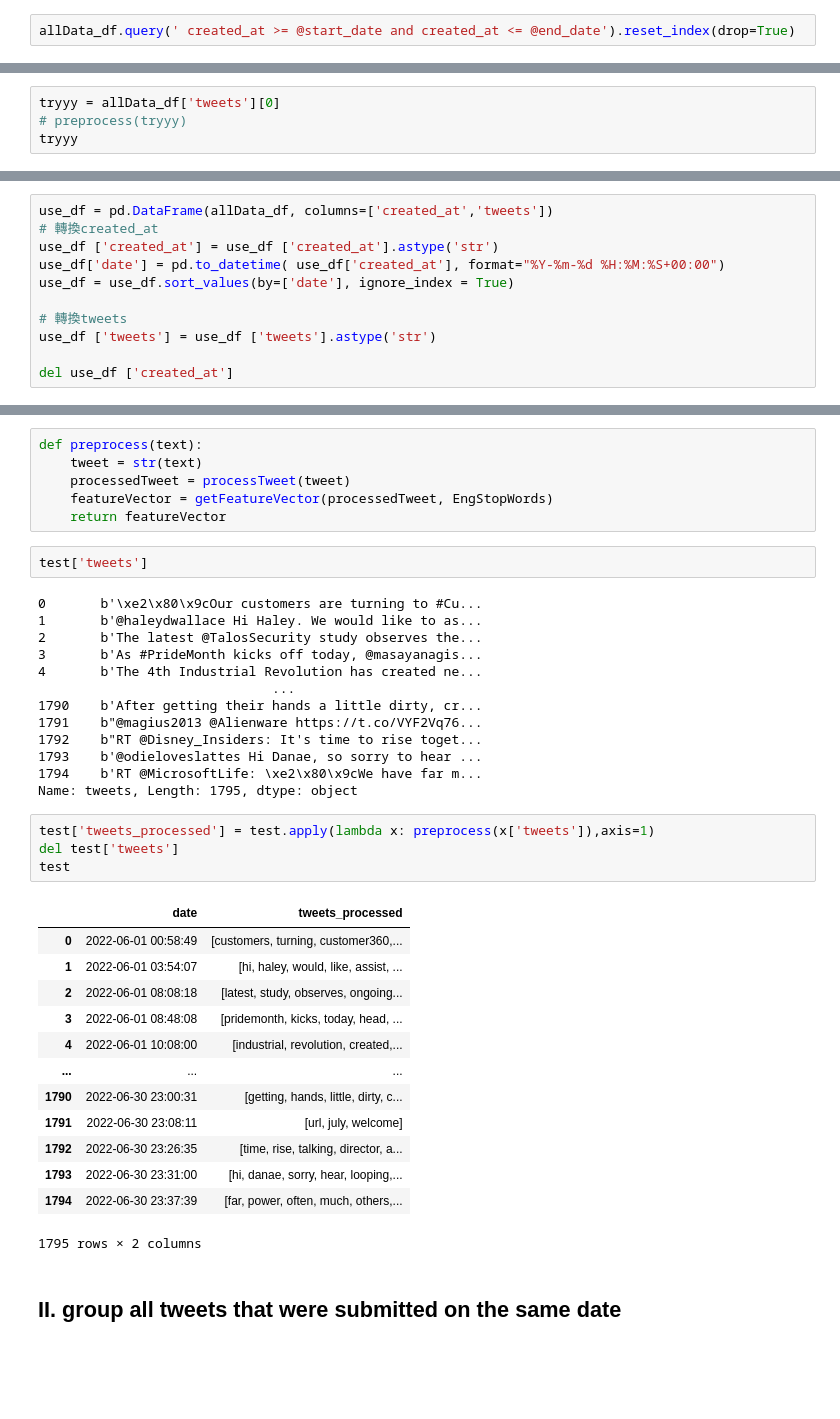
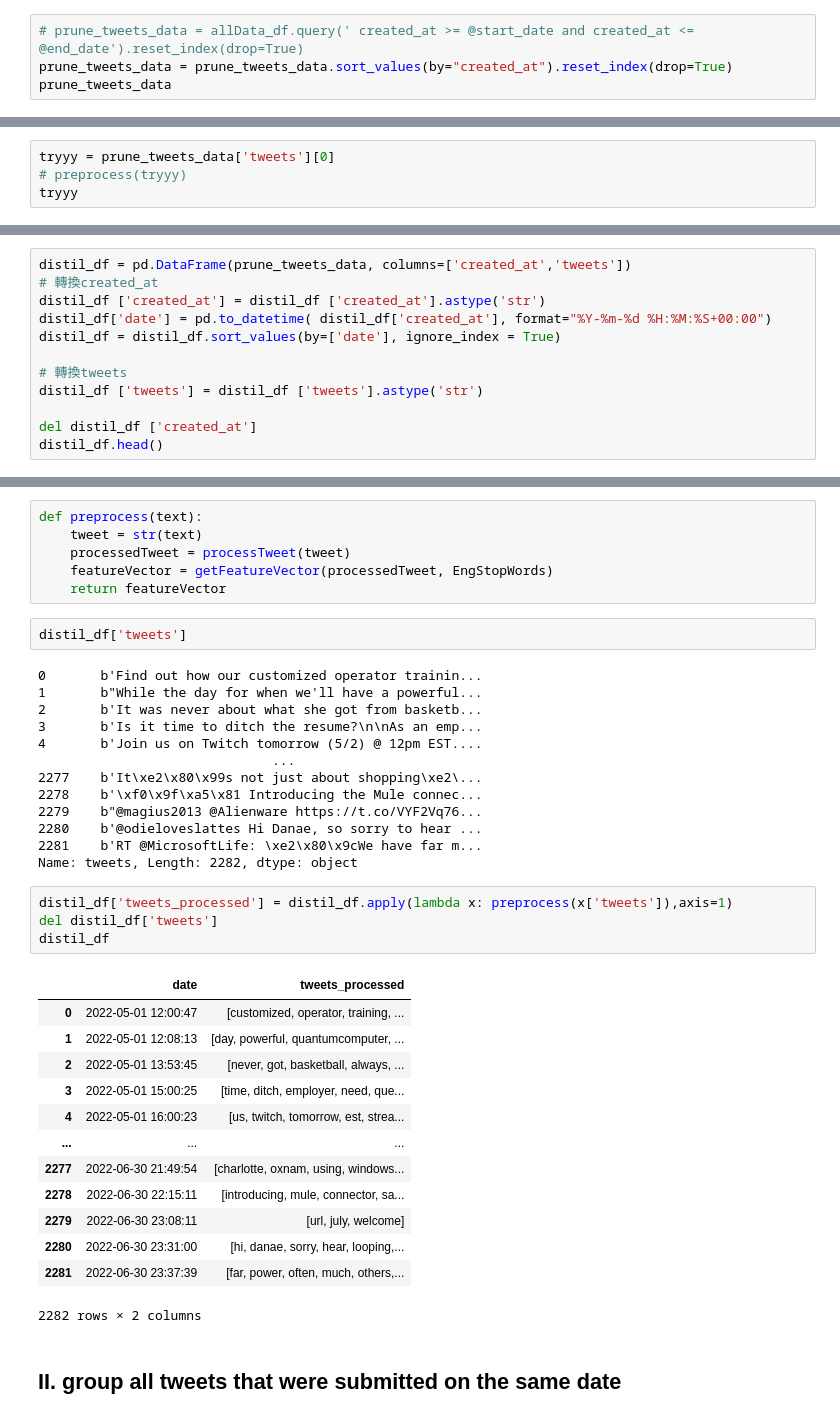
Before and after one commit to la83la/about_emotion, a Jupyter notebook: DJIA_relative_tweets_data.ipynb, the cells around one changed output, grey strips where cells are left out. Drawn from its saved outputs; the diff is of its cells as text; blank space fills up the shorter version.

```diff
--- a/DJIA_relative_tweets_data.ipynb
+++ b/DJIA_relative_tweets_data.ipynb
@@ -200,5 +202,7 @@ print(end_date)
 2022-07-01 00:00:00+00:00
 # %%
-allData_df.query(' created_at >= @start_date and created_at <= @end_date').reset_index(drop=True)
+# prune_tweets_data = allData_df.query(' created_at >= @start_date and created_at <= @end_date').reset_index(drop=True)
+prune_tweets_data = prune_tweets_data.sort_values(by="created_at").reset_index(drop=True)
+prune_tweets_data
 # %% [output]
 |  | created_at | company | url | tweets | re_tweets | likes | id |
@@ -284,7 +267,7 @@ def preprocess(text):
             tokens.append(word)
     return tokens
 # %%
-tryyy = allData_df['tweets'][0]
+tryyy = prune_tweets_data['tweets'][0]
 # preprocess(tryyy)
 tryyy
 # %% [output]
@@ -388,11 +373,12 @@ allData_df.head()
 # %%
-use_df = pd.DataFrame(allData_df, columns=['created_at','tweets'])
+distil_df = pd.DataFrame(prune_tweets_data, columns=['created_at','tweets'])
 # 轉換created_at
-use_df ['created_at'] = use_df ['created_at'].astype('str')
-use_df['date'] = pd.to_datetime( use_df['created_at'], format="%Y-%m-%d %H:%M:%S+00:00")
-use_df = use_df.sort_values(by=['date'], ignore_index = True)
+distil_df ['created_at'] = distil_df ['created_at'].astype('str')
+distil_df['date'] = pd.to_datetime( distil_df['created_at'], format="%Y-%m-%d %H:%M:%S+00:00")
+distil_df = distil_df.sort_values(by=['date'], ignore_index = True)
 
 # 轉換tweets
-use_df ['tweets'] = use_df ['tweets'].astype('str')
+distil_df ['tweets'] = distil_df ['tweets'].astype('str')
 
-del use_df ['created_at']
+del distil_df ['created_at']
+distil_df.head()
@@ -421,38 +406,38 @@ def preprocess(text):
     featureVector = getFeatureVector(processedTweet, EngStopWords)
     return featureVector
 # %%
-test['tweets']
+distil_df['tweets']
 # %% [output]
-0       b'\xe2\x80\x9cOur customers are turning to #Cu...
-1       b'@haleydwallace Hi Haley. We would like to as...
-2       b'The latest @TalosSecurity study observes the...
-3       b'As #PrideMonth kicks off today, @masayanagis...
-4       b'The 4th Industrial Revolution has created ne...
+0       b'Find out how our customized operator trainin...
+1       b"While the day for when we'll have a powerful...
+2       b'It was never about what she got from basketb...
+3       b'Is it time to ditch the resume?\n\nAs an emp...
+4       b'Join us on Twitch tomorrow (5/2) @ 12pm EST....
                               ...
-1790    b'After getting their hands a little dirty, cr...
-1791    b"@magius2013 @Alienware https://t.co/VYF2Vq76...
-1792    b"RT @Disney_Insiders: It's time to rise toget...
-1793    b'@odieloveslattes Hi Danae, so sorry to hear ...
-1794    b'RT @MicrosoftLife: \xe2\x80\x9cWe have far m...
-Name: tweets, Length: 1795, dtype: object
+2277    b'It\xe2\x80\x99s not just about shopping\xe2\...
+2278    b'\xf0\x9f\xa5\x81 Introducing the Mule connec...
+2279    b"@magius2013 @Alienware https://t.co/VYF2Vq76...
+2280    b'@odieloveslattes Hi Danae, so sorry to hear ...
+2281    b'RT @MicrosoftLife: \xe2\x80\x9cWe have far m...
+Name: tweets, Length: 2282, dtype: object
 # %%
-test['tweets_processed'] = test.apply(lambda x: preprocess(x['tweets']),axis=1)
-del test['tweets']
-test
+distil_df['tweets_processed'] = distil_df.apply(lambda x: preprocess(x['tweets']),axis=1)
+del distil_df['tweets']
+distil_df
 # %% [output]
 |  | date | tweets_processed |
-| 0 | 2022-06-01 00:58:49 | [customers, turning, customer360,... |
-| 1 | 2022-06-01 03:54:07 | [hi, haley, would, like, assist, ... |
-| 2 | 2022-06-01 08:08:18 | [latest, study, observes, ongoing... |
-| 3 | 2022-06-01 08:48:08 | [pridemonth, kicks, today, head, ... |
-| 4 | 2022-06-01 10:08:00 | [industrial, revolution, created,... |
+| 0 | 2022-05-01 12:00:47 | [customized, operator, training, ... |
+| 1 | 2022-05-01 12:08:13 | [day, powerful, quantumcomputer, ... |
+| 2 | 2022-05-01 13:53:45 | [never, got, basketball, always, ... |
+| 3 | 2022-05-01 15:00:25 | [time, ditch, employer, need, que... |
+| 4 | 2022-05-01 16:00:23 | [us, twitch, tomorrow, est, strea... |
 | ... | ... | ... |
-| 1790 | 2022-06-30 23:00:31 | [getting, hands, little, dirty, c... |
-| 1791 | 2022-06-30 23:08:11 | [url, july, welcome] |
-| 1792 | 2022-06-30 23:26:35 | [time, rise, talking, director, a... |
-| 1793 | 2022-06-30 23:31:00 | [hi, danae, sorry, hear, looping,... |
-| 1794 | 2022-06-30 23:37:39 | [far, power, often, much, others,... |
+| 2277 | 2022-06-30 21:49:54 | [charlotte, oxnam, using, windows... |
+| 2278 | 2022-06-30 22:15:11 | [introducing, mule, connector, sa... |
+| 2279 | 2022-06-30 23:08:11 | [url, july, welcome] |
+| 2280 | 2022-06-30 23:31:00 | [hi, danae, sorry, hear, looping,... |
+| 2281 | 2022-06-30 23:37:39 | [far, power, often, much, others,... |
-1795 rows × 2 columns
+2282 rows × 2 columns
 # %% [markdown]
 ## II. group all tweets that were submitted on the same date
 # %%
```
Also changed, not shown: parts of 34 cells of this notebook, 4 other files.
